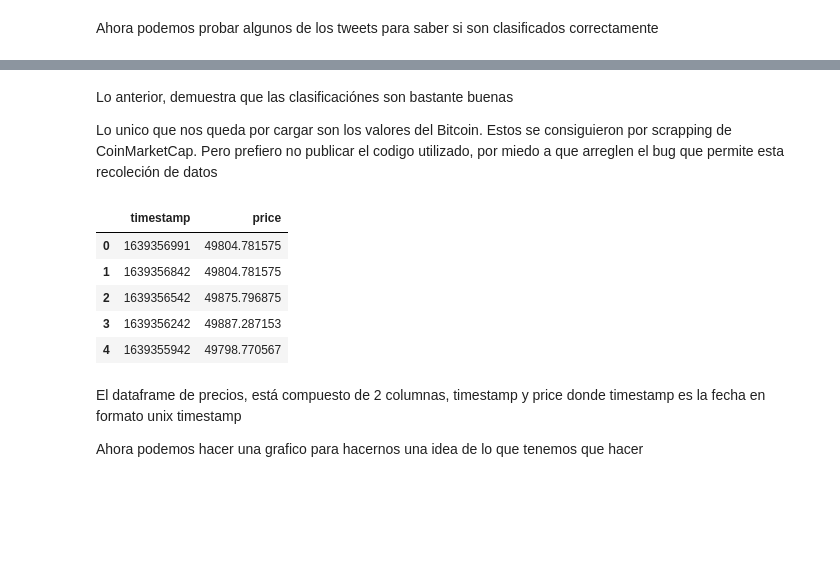
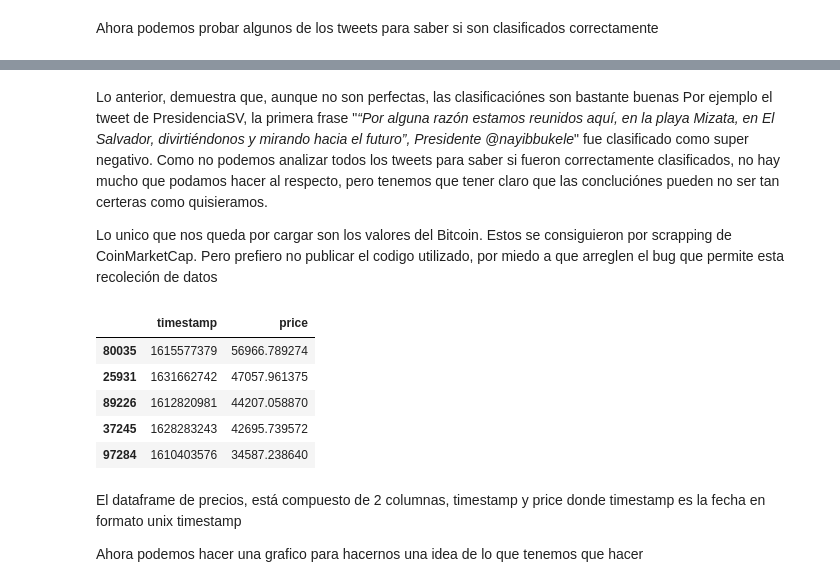
Before and after one commit to Vasco-Varas/Proyecto-ICDD-G9, a Jupyter notebook: proyecto.ipynb, the cells around one changed output, grey strips where cells are left out. Drawn from its saved outputs; the diff is of its cells as text; code cells hidden in the pictures; blank space fills up the shorter version.

```diff
--- a/proyecto.ipynb
+++ b/proyecto.ipynb
@@ -409,17 +454,18 @@ df[df["sentiment_positive"] > df["sentiment_negative"]].head()
 # %% [markdown]
-Lo anterior, demuestra que las clasificaciónes son bastante buenas
+Lo anterior, demuestra que, aunque no son perfectas, las clasificaciónes son bastante buenas
+Por ejemplo el tweet de PresidenciaSV, la primera frase "*“Por alguna razón estamos reunidos aquí, en la playa Mizata, en El Salvador, divirtiéndonos y mirando hacia el futuro”, Presidente @nayibbukele*" fue clasificado como super negativo. Como no podemos analizar todos los tweets para saber si fueron correctamente clasificados, no hay mucho que podamos hacer al respecto, pero tenemos que tener claro que las concluciónes pueden no ser tan certeras como quisieramos.
 
 Lo unico que nos queda por cargar son los valores del Bitcoin. Estos se consiguieron por scrapping de CoinMarketCap. Pero prefiero no publicar el codigo utilizado, por miedo a que arreglen el bug que permite esta recoleción de datos
 # %%
 df_btc = pd.read_csv("data/btc_values.csv")
-df_btc.head()
+df_btc.sample(n=5)
 # %% [output]
 |  | timestamp | price |
-| 0 | 1639356991 | 49804.781575 |
-| 1 | 1639356842 | 49804.781575 |
-| 2 | 1639356542 | 49875.796875 |
-| 3 | 1639356242 | 49887.287153 |
-| 4 | 1639355942 | 49798.770567 |
+| 80035 | 1615577379 | 56966.789274 |
+| 25931 | 1631662742 | 47057.961375 |
+| 89226 | 1612820981 | 44207.058870 |
+| 37245 | 1628283243 | 42695.739572 |
+| 97284 | 1610403576 | 34587.238640 |
 # %% [markdown]
 El dataframe de precios, está compuesto de 2 columnas, timestamp y price donde timestamp es la fecha en formato unix timestamp
 
```
Also changed, not shown: parts of 30 cells of this notebook.
